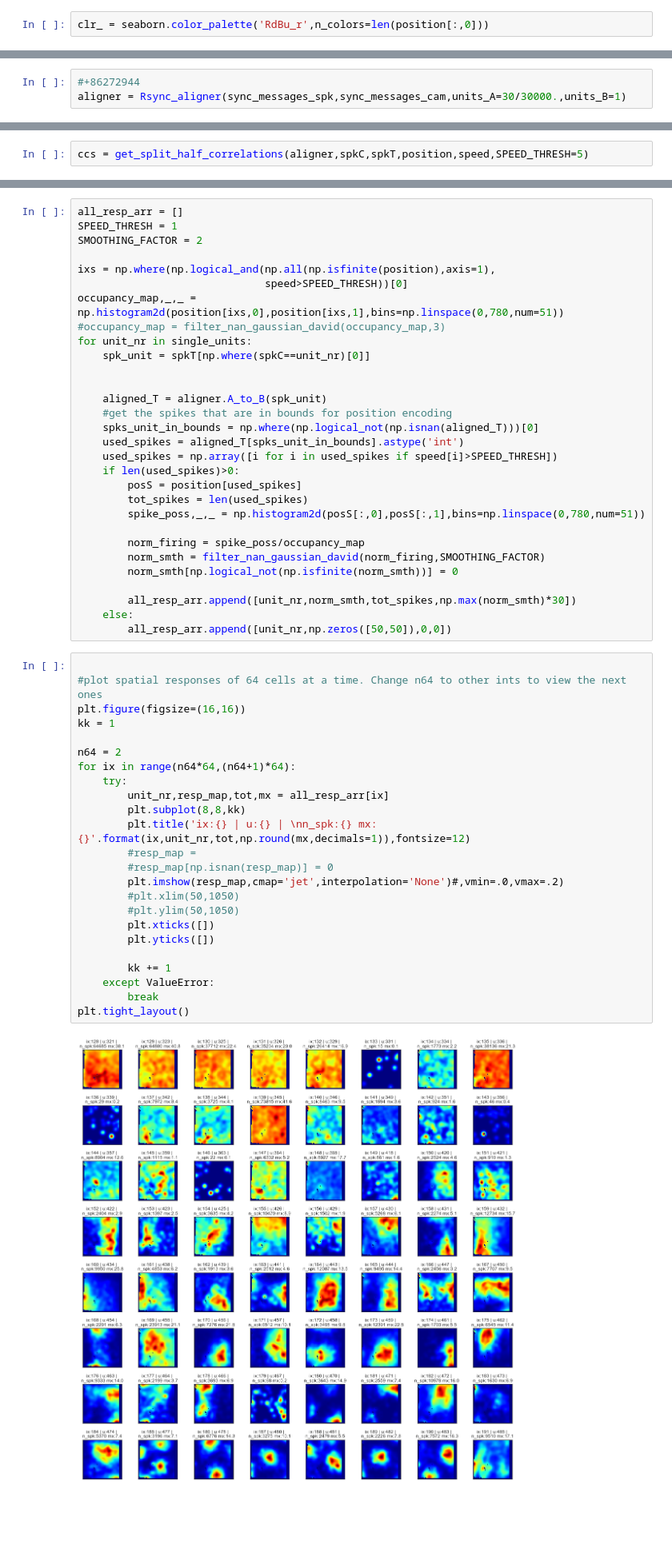
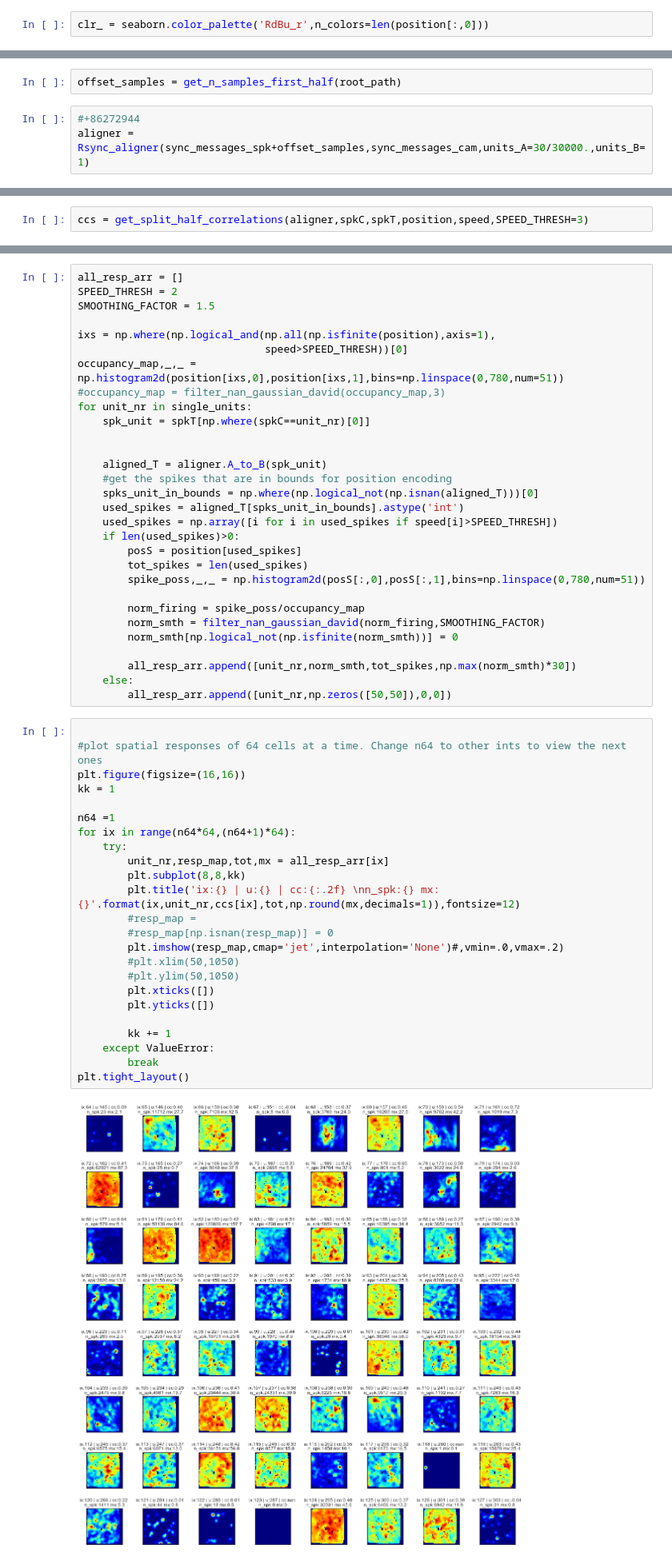
Before and after one commit to yves-weissenberger/ll_ephys, a Jupyter notebook: ephys_notebooks/check_for_grids_VS.ipynb, the cells around one changed output, grey strips where cells are left out. Shown at 80% size. Saved outputs shown, nothing was run; the diff lists cells and outputs as text; blank space fills up the shorter version.

```diff
--- a/ephys_notebooks/check_for_grids_VS.ipynb
+++ b/ephys_notebooks/check_for_grids_VS.ipynb
@@ -91,6 +152,8 @@ plt.plot(position[speed>2,0],position[speed>2,1],color='k',alpha=.4)
+# %%
+offset_samples = get_n_samples_first_half(root_path)
 # %%
 #+86272944
-aligner = Rsync_aligner(sync_messages_spk,sync_messages_cam,units_A=30/30000.,units_B=1)
+aligner = Rsync_aligner(sync_messages_spk+offset_samples,sync_messages_cam,units_A=30/30000.,units_B=1)
 # %%
 def gaussian_kernel(win_size, sigma):
     t = np.arange(win_size)
@@ -192,5 +255,5 @@ def get_split_half_correlations(aligner,spkC,spkT,position,speed,SPEED_THRESH=2)
             ccs.append(np.nan)
     return np.array(ccs)
 # %%
-ccs = get_split_half_correlations(aligner,spkC,spkT,position,speed,SPEED_THRESH=5)
+ccs = get_split_half_correlations(aligner,spkC,spkT,position,speed,SPEED_THRESH=3)
 # %% [output]
@@ -208,8 +271,8 @@ Text(0.5, 0, 'Correlation coeffient between \ndata halves')
 # get spatial maps
 # %%
 all_resp_arr = []
-SPEED_THRESH = 1
-SMOOTHING_FACTOR = 2
+SPEED_THRESH = 2
+SMOOTHING_FACTOR = 1.5
 
 ixs = np.where(np.logical_and(np.all(np.isfinite(position),axis=1),
                               speed>SPEED_THRESH))[0]
@@ -239,26 +302,26 @@ for unit_nr in single_units:
 # %%
 
 #plot spatial responses of 64 cells at a time. Change n64 to other ints to view the next ones
 plt.figure(figsize=(16,16))
 kk = 1
 
-n64 = 2
+n64 =1
 for ix in range(n64*64,(n64+1)*64):
     try:
         unit_nr,resp_map,tot,mx = all_resp_arr[ix]
         plt.subplot(8,8,kk)
-        plt.title('ix:{} | u:{} | \nn_spk:{} mx:{}'.format(ix,unit_nr,tot,np.round(mx,decimals=1)),fontsize=12)
+        plt.title('ix:{} | u:{} | cc:{:.2f} \nn_spk:{} mx:{}'.format(ix,unit_nr,ccs[ix],tot,np.round(mx,decimals=1)),fontsize=12)
         #resp_map =
         #resp_map[np.isnan(resp_map)] = 0
         plt.imshow(resp_map,cmap='jet',interpolation='None')#,vmin=.0,vmax=.2)
         #plt.xlim(50,1050)
         #plt.ylim(50,1050)
         plt.xticks([])
         plt.yticks([])
 
         kk += 1
     except ValueError:
         break
 plt.tight_layout()
 # %% [output]
-[figure, old version]
+[figure, new version]
```
Also changed, not shown: parts of 18 cells of this notebook, 5 other files.
